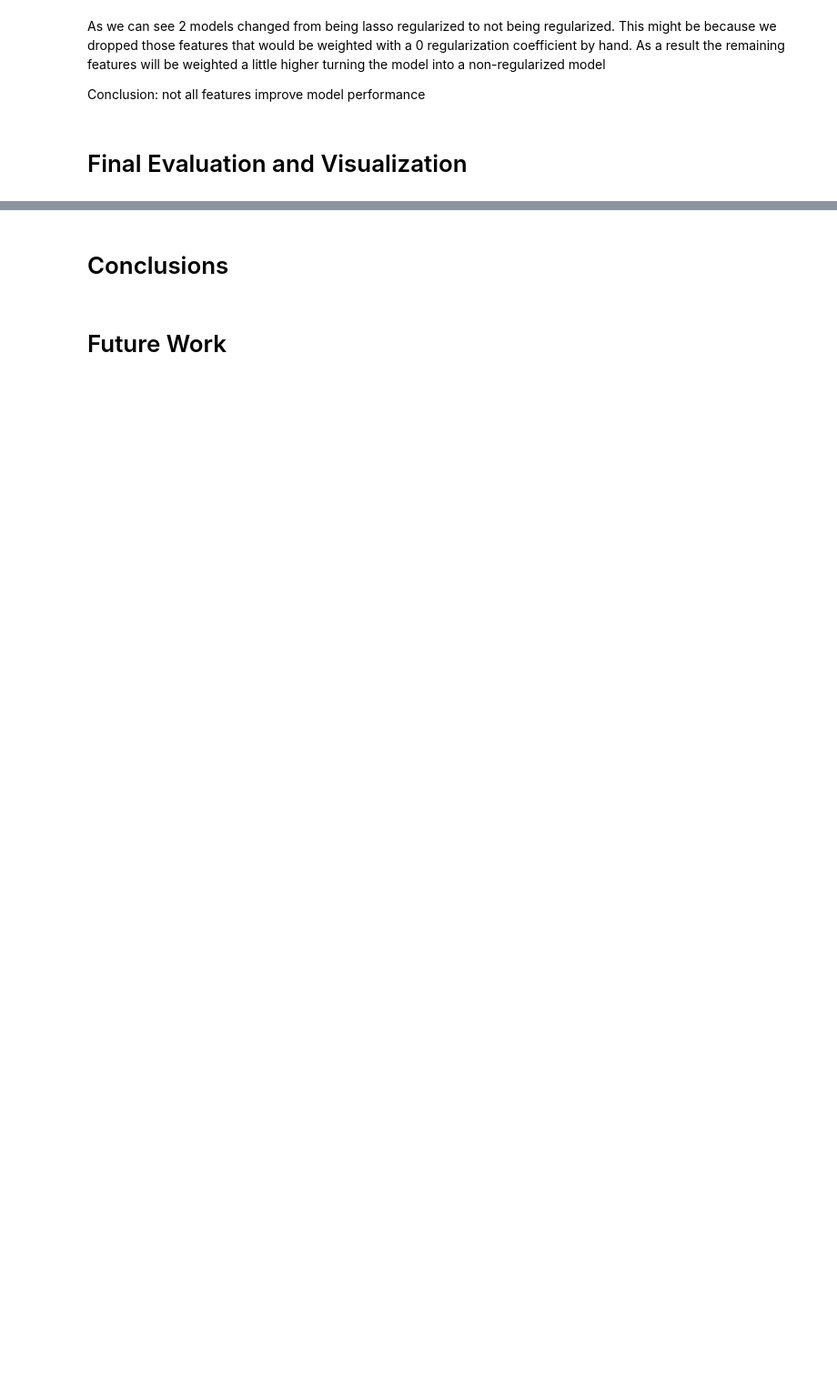
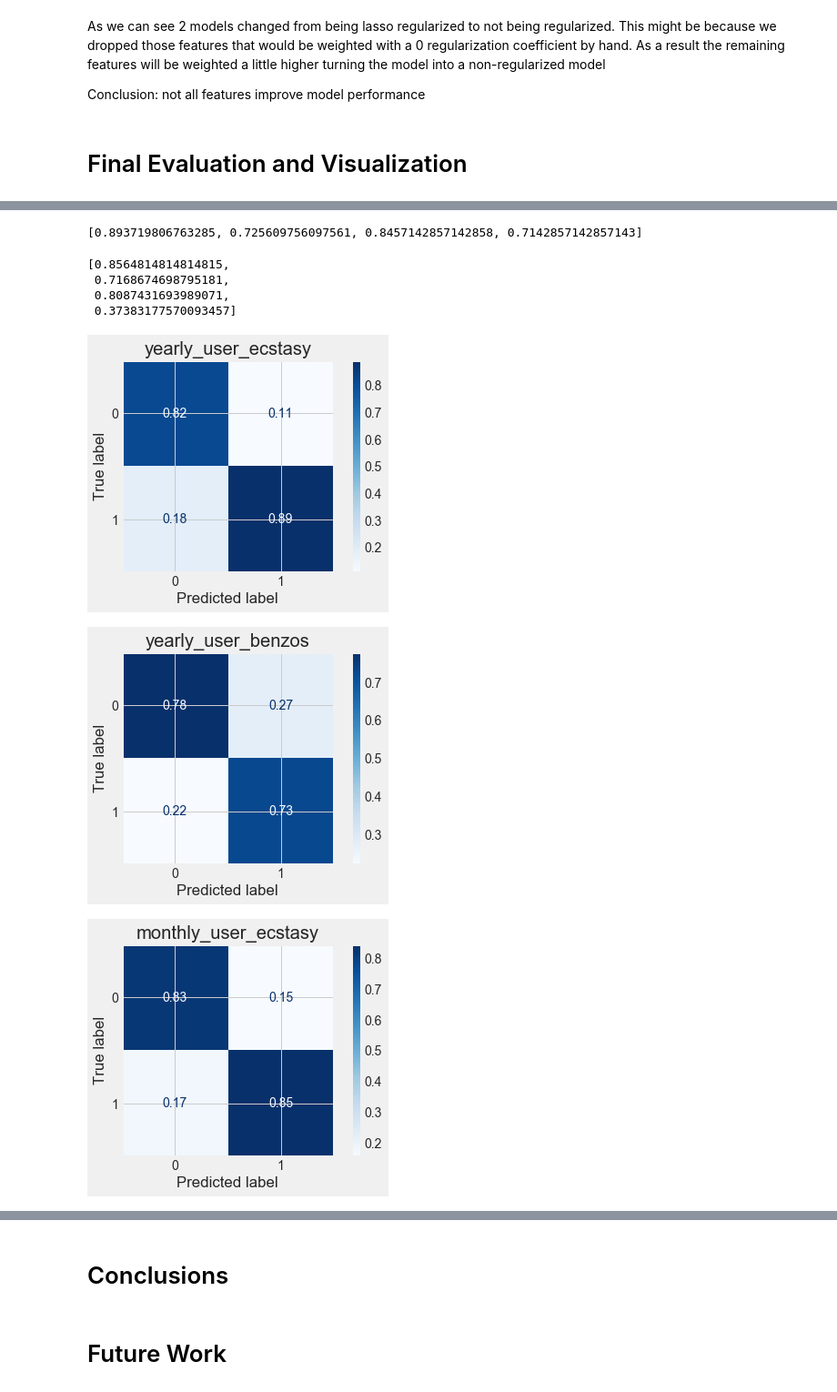
Before and after one commit to BinaerBaer/DS-Project2-Personality-vs-Risk-of-Drug-Use, a Jupyter notebook: DS-Project-Personality-vs-Risk-of-Drug-Use.ipynb, the cells around one changed output, grey strips where cells are left out. Shown at 91% size. Cells and saved outputs as stored; diff of their text form; code cells hidden in the pictures; blank space fills up the shorter version.

```diff
--- a/DS-Project-Personality-vs-Risk-of-Drug-Use.ipynb
+++ b/DS-Project-Personality-vs-Risk-of-Drug-Use.ipynb
@@ -20,6 +19,11 @@ from sklearn.neighbors import KNeighborsClassifier
 from xgboost import XGBClassifier
 
 random_seed = 42
+# %%
+plt.style.use('fivethirtyeight')
+plt.rcParams['font.size'] = 14
+
+plt.rcParams["patch.force_edgecolor"] = True
 # %% [markdown]
 # Business Understanding
 # %% [markdown]
@@ -941,0 +944,48 @@ Train the model with the whole X_train dataset (without cv) and Evaluate with th
+# %%
+def fit_eval(clf, X_train, y_train, X_test, y_test):
+    clf.fit(X_train, y_train)
+    y_hat = clf.predict(X_test)
+    y_hat_proba = clf.predict_proba(X_test)[:,1]
+    precision, recall, threshold = precision_recall_curve(y_test, y_hat_proba)
+    prec_score = precision_score(y_test, y_hat)
+    rec_score = recall_score(y_test, y_hat)
+
+    results = {}
+    results['precision_score'] = prec_score
+    results['recall_score'] = rec_score
+    results['y_hat'] = y_hat
+    results['y_hat_proba'] = y_hat_proba
+    results['precision'] = precision
+    results['recall'] = recall
+    results['threshold'] = np.append(threshold, 1)
+    results['classifier'] = clf
+
+    return results
+# %%
+results = {}
+for target in gs_results_logreg2['LogisticRegression'].keys():
+    results[target] = fit_eval(gs_results_logreg2['LogisticRegression'].get(target)
+             , X_train[features2], y_train[target]
+             , X_test[features2], y_test[target])
+# %%
+[results[key]['precision_score'] for key in results.keys()]
+# %% [output]
+[0.893719806763285, 0.725609756097561, 0.8457142857142858, 0.7142857142857143]
+# %%
+[results[key]['recall_score'] for key in results.keys()]
+# %% [output]
+[0.8564814814814815,
+ 0.7168674698795181,
+ 0.8087431693989071,
+ 0.37383177570093457]
+# %%
+for key in results.keys():
+    disp = plot_confusion_matrix(results[key].get('classifier'), X_test[features2], y_test[key]
+                                 , normalize='pred'
+                                 , cmap=plt.cm.Blues)
+    disp.ax_.set_title(key)
+    #disp.ax_.pcolor(vmin=0, vmax=1)
+# %% [output]
+[figure, added]
+[figure, added]
+[figure, added]
```
Also changed, not shown: parts of 23 cells of this notebook.
